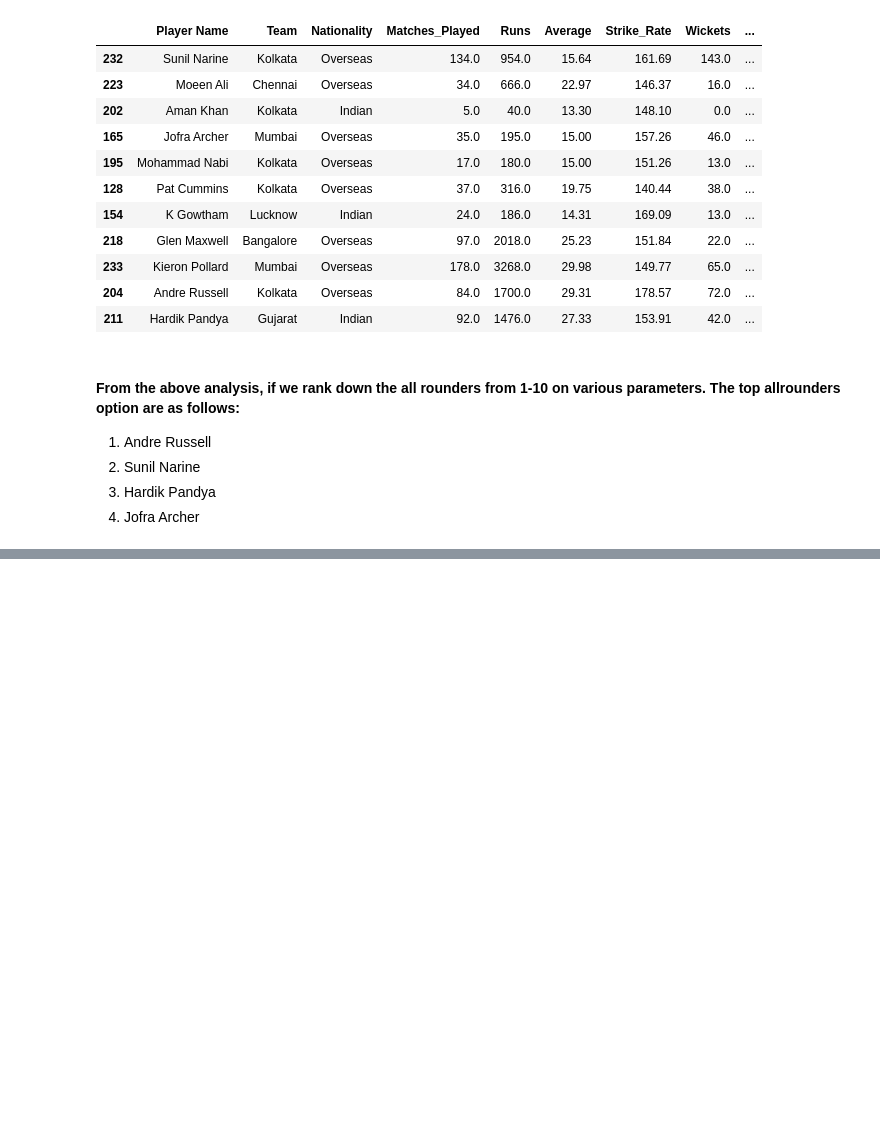
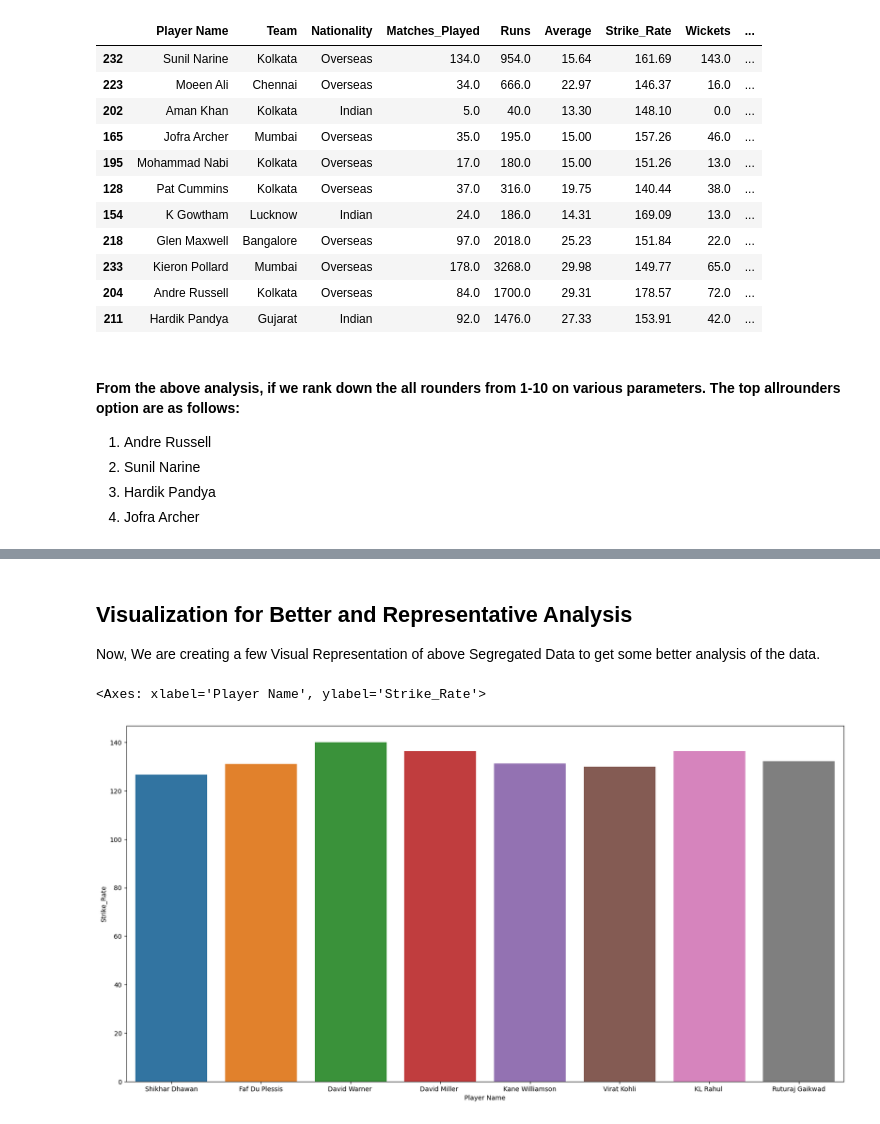
Before and after one commit to MadhavMishra1607/IPL_Cricket_Data_Analysis, a Jupyter notebook: IPL_Data_Analysis.ipynb, the cells around one changed output, grey strips where cells are left out. Saved outputs shown, nothing was run; the diff lists cells and outputs as text; code cells hidden in the pictures; blank space fills up the shorter version.

```diff
--- a/IPL_Data_Analysis.ipynb
+++ b/IPL_Data_Analysis.ipynb
@@ -524,0 +651,11 @@ top_allrounders_economy
+# %% [markdown]
+<h2>Visualization for Better and Representative Analysis</h2><p>
+Now, We are creating a few Visual Representation of above Segregated Data to get some better analysis of the data.</p>
+# %%
+#Visualisizing Batters Data
+#Below Bar Graph will represent Strike_Rate of Top Batters
+plt.figure(figsize=(20,10))
+sns.barplot(x = 'Player Name', y='Strike_Rate', data = top_batters)
+# %% [output]
+<Axes: xlabel='Player Name', ylabel='Strike_Rate'>
+[figure, added]
```
Also changed, not shown: parts of 35 cells of this notebook.
